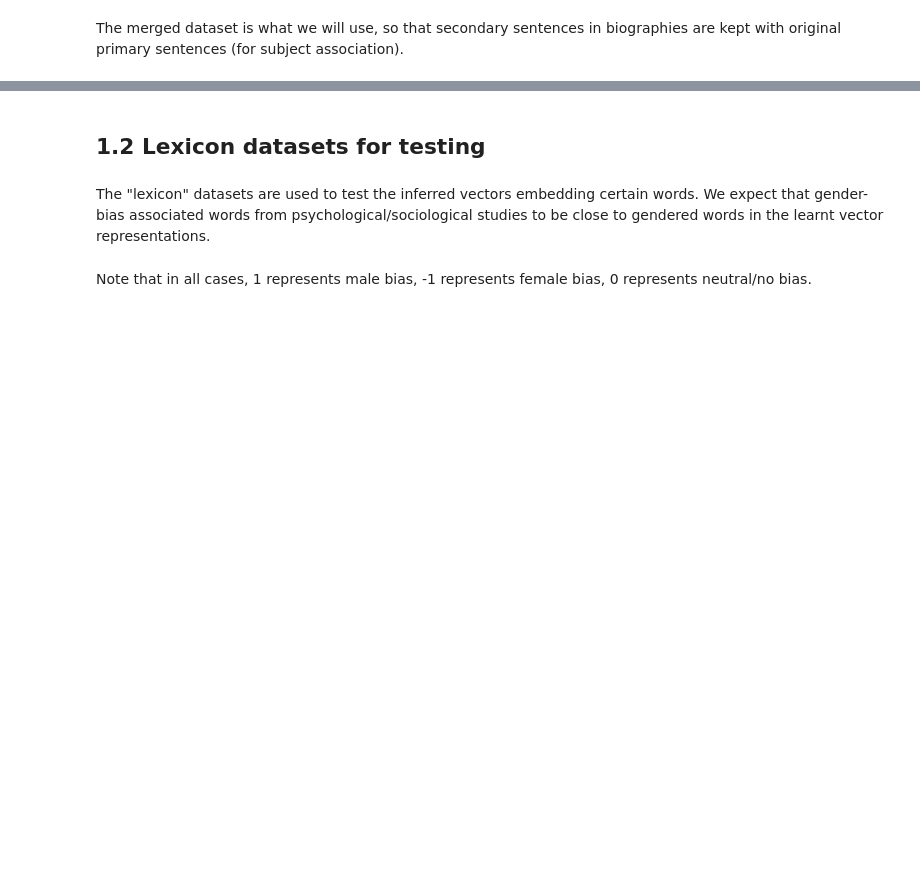
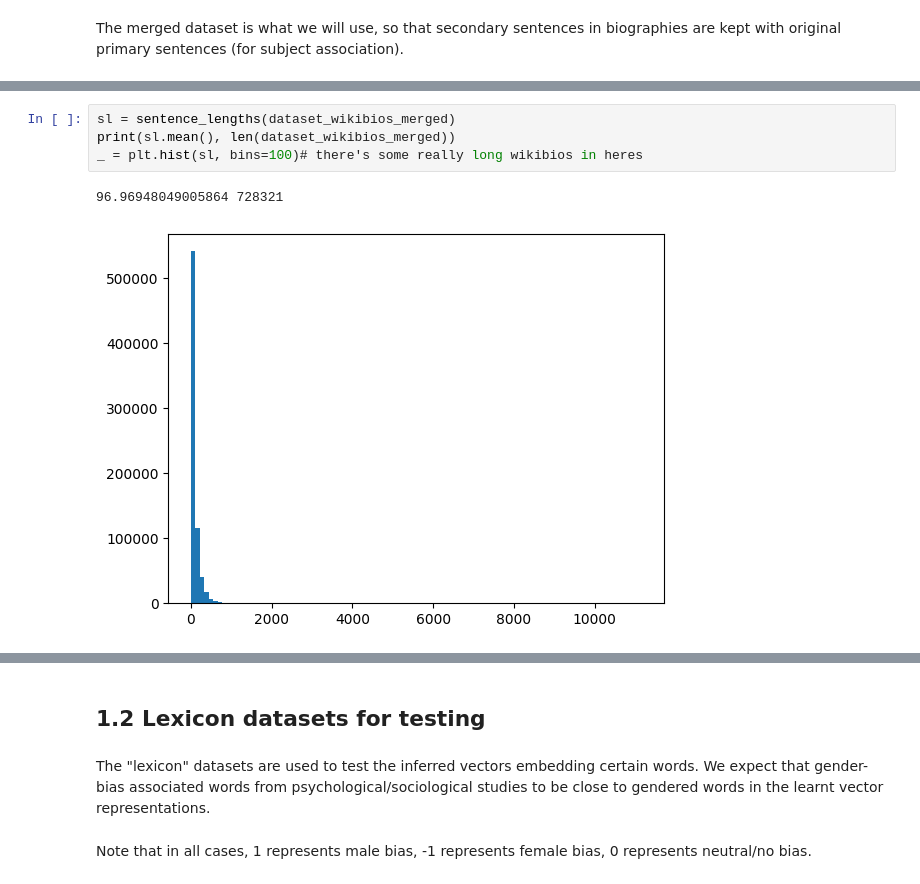
Before and after one commit to Andrewwango/kainosRecruitmentApi-TeamA, a Jupyter notebook: ai/01_eda.ipynb, the cells around one changed output, grey strips where cells are left out. Drawn from its saved outputs; the diff is of its cells as text; blank space fills up the shorter version.

```diff
--- a/ai/01_eda.ipynb
+++ b/ai/01_eda.ipynb
@@ -70,3 +56,10 @@ print(average_sentence_length(dataset_wikibios_merged))
+# %%
+sl = sentence_lengths(dataset_wikibios_merged)
+print(sl.mean(), len(dataset_wikibios_merged))
+_ = plt.hist(sl, bins=100)# there's some really long wikibios in heres
+# %% [output]
+96.96948049005864 728321
+[figure, added]
 # %%
 wordcloud = WordCloud().generate(" ".join(dataset_wikibios_merged))
 
```
Also changed, not shown: parts of 10 cells of this notebook, 2 other files.
